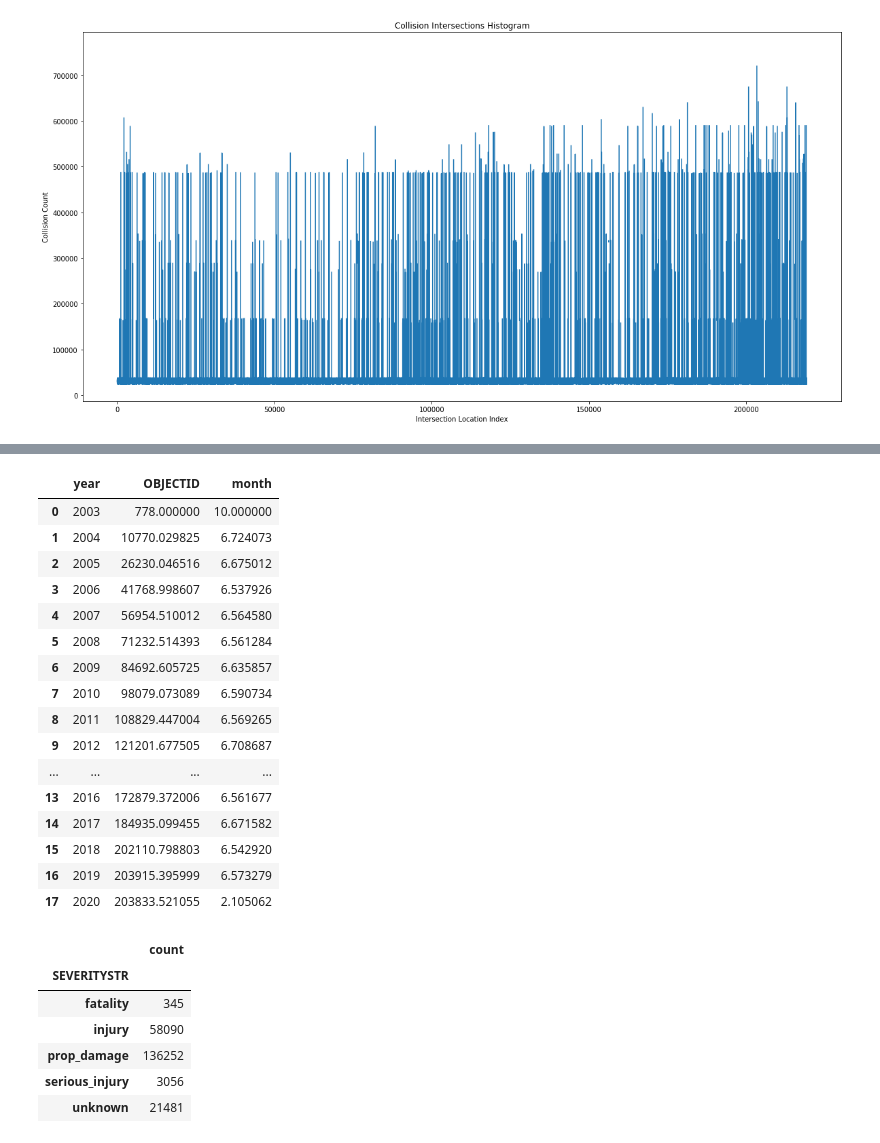
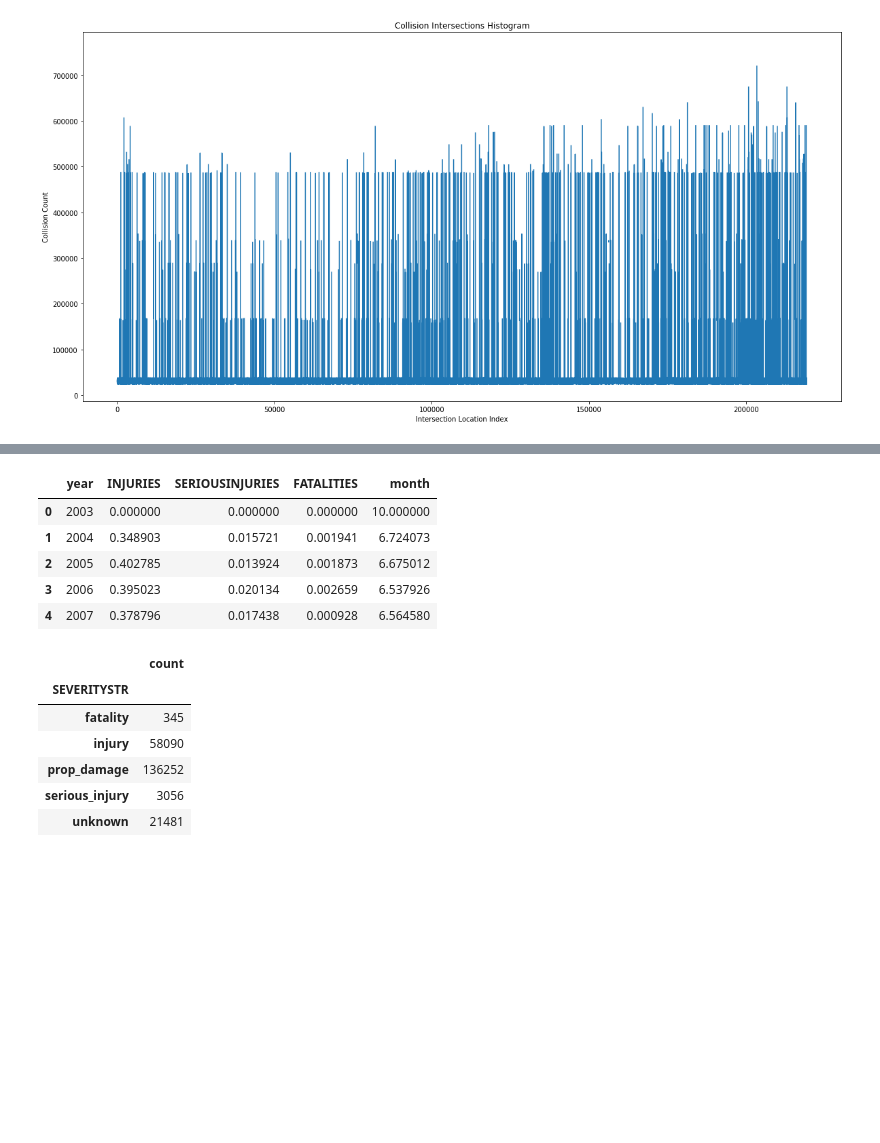
Before and after one commit to orbitse/GeneralDataScience, a Jupyter notebook: analysis_traffic_collisions/trafficCollision_dataExploration.ipynb, the cells around one changed output, grey strips where cells are left out. Drawn from its saved outputs; the diff is of its cells as text; code cells hidden in the pictures; blank space fills up the shorter version.

```diff
--- a/analysis_traffic_collisions/trafficCollision_dataExploration.ipynb
+++ b/analysis_traffic_collisions/trafficCollision_dataExploration.ipynb
@@ -217,6 +217,3 @@ SEGLANEKEY           int64
 CROSSWALKKEY         int64
 HITPARKEDCAR        object
 dtype: object
-# %%
-df["SEVERITYCODE"] = df["SEVERITYCODE"].astype(int)
-df.dtypes
@@ -287,36 +282,23 @@ df.head()
 | 3 | 4 | 18100 | 18100 | 1799155 | Unmatched | Block | NaN | 16TH AVE BETWEEN E JEFFERSON ST A... | NaN | ... |
 | 4 | 5 | 1109 | 1109 | 3617331 | Matched | Block | NaN | S BYRON ST BETWEEN RAINIER AVE S ... |  | ... |
 # %%
-avgAnnualData = df[["OBJECTID", 'SEVERITYCODE', "month", "year"]]
-avgAnnualData = avgAnnualData.groupby('year', as_index=False).mean()
+avgAnnualData = df[["INJURIES", "SERIOUSINJURIES", "FATALITIES", "month", "year"]]
+avgAnnualData = avgAnnualData.groupby('year', as_index=False).mean() #agg(np.mean, np.median)
+display(avgAnnualData.head())
 
-plt.figure(figsize=(10,5))
-plt.bar(avgAnnualData['year'], avgAnnualData['SEVERITYCODE'], width=0.4)
-plt.title('Average Severity Code for each Year')
-plt.xlabel('Year')
-plt.ylabel('Average Vehicle Count');
-plt.show(block=False)
+# plt.figure(figsize=(10,5))
+# plt.bar(avgAnnualData['year'], avgAnnualData['SEVERITYCODE'], width=0.4)
+# plt.title('Average Severity Code for each Year')
+# plt.xlabel('Year')
+# plt.ylabel('Average Vehicle Count');
+# plt.show(block=False);
+# %% [output]
+|  | year | INJURIES | SERIOUSINJURIES | FATALITIES | month |
+| 0 | 2003 | 0.000000 | 0.000000 | 0.000000 | 10.000000 |
+| 1 | 2004 | 0.348903 | 0.015721 | 0.001941 | 6.724073 |
+| 2 | 2005 | 0.402785 | 0.013924 | 0.001873 | 6.675012 |
+| 3 | 2006 | 0.395023 | 0.020134 | 0.002659 | 6.537926 |
+| 4 | 2007 | 0.378796 | 0.017438 | 0.000928 | 6.564580 |
-# %%
-avgAnnualData = df[["OBJECTID", 'SEVERITYCODE', "month", "year"]]
-avgAnnualData.groupby('year', as_index=False).mean()
-# %% [output]
-|  | year | OBJECTID | month |
-| 0 | 2003 | 778.000000 | 10.000000 |
-| 1 | 2004 | 10770.029825 | 6.724073 |
-| 2 | 2005 | 26230.046516 | 6.675012 |
-| 3 | 2006 | 41768.998607 | 6.537926 |
-| 4 | 2007 | 56954.510012 | 6.564580 |
-| 5 | 2008 | 71232.514393 | 6.561284 |
-| 6 | 2009 | 84692.605725 | 6.635857 |
-| 7 | 2010 | 98079.073089 | 6.590734 |
-| 8 | 2011 | 108829.447004 | 6.569265 |
-| 9 | 2012 | 121201.677505 | 6.708687 |
-| ... | ... | ... | ... |
-| 13 | 2016 | 172879.372006 | 6.561677 |
-| 14 | 2017 | 184935.099455 | 6.671582 |
-| 15 | 2018 | 202110.798803 | 6.542920 |
-| 16 | 2019 | 203915.395999 | 6.573279 |
-| 17 | 2020 | 203833.521055 | 2.105062 |
 # %%
 df['SEVERITYSTR'] = df['SEVERITYCODE'].map({'0': 'unknown', '1': 'prop_damage',
                                             '2': 'injury', '2b': 'serious_injury',
```
Also changed, not shown: parts of 1 cell of this notebook.
